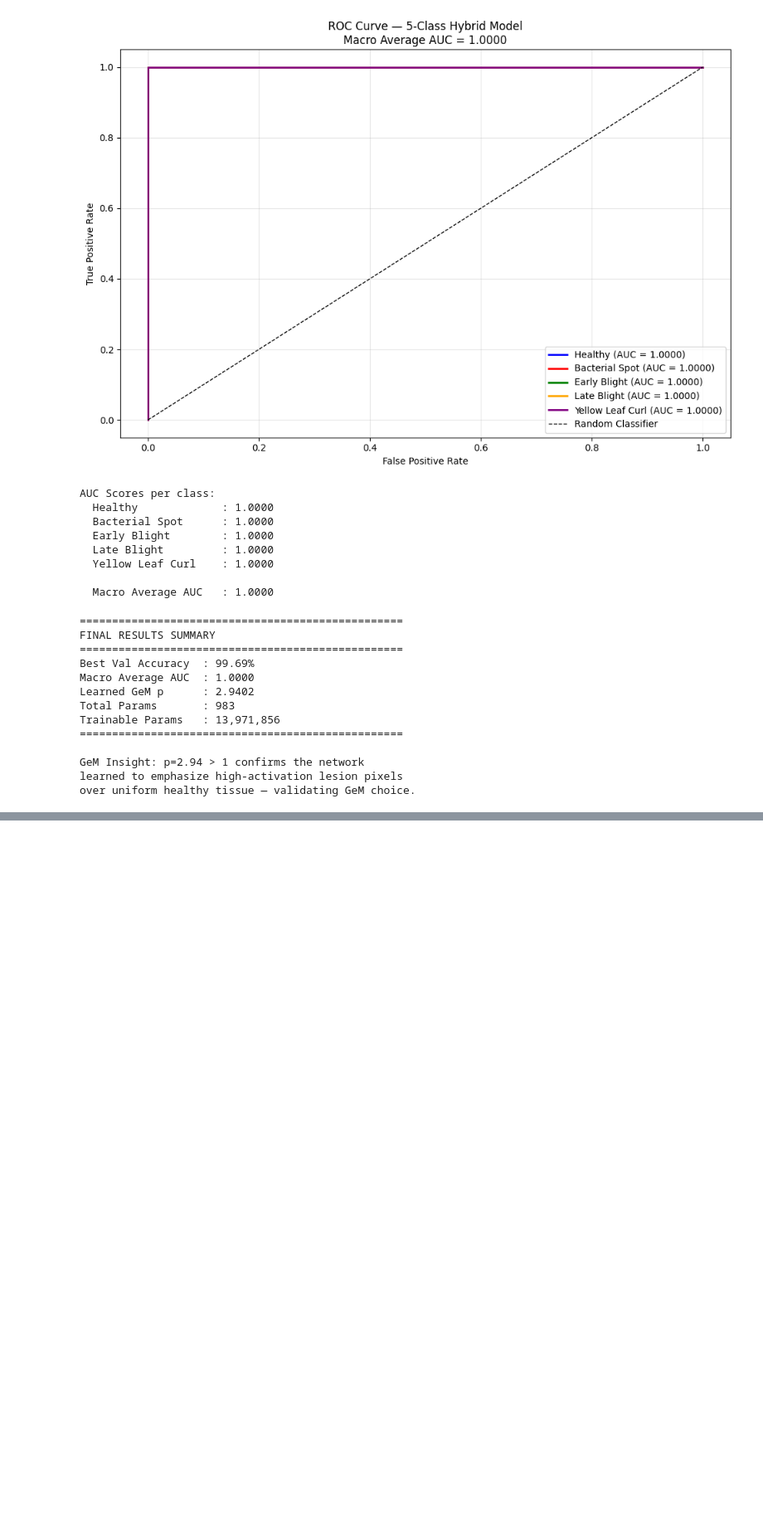
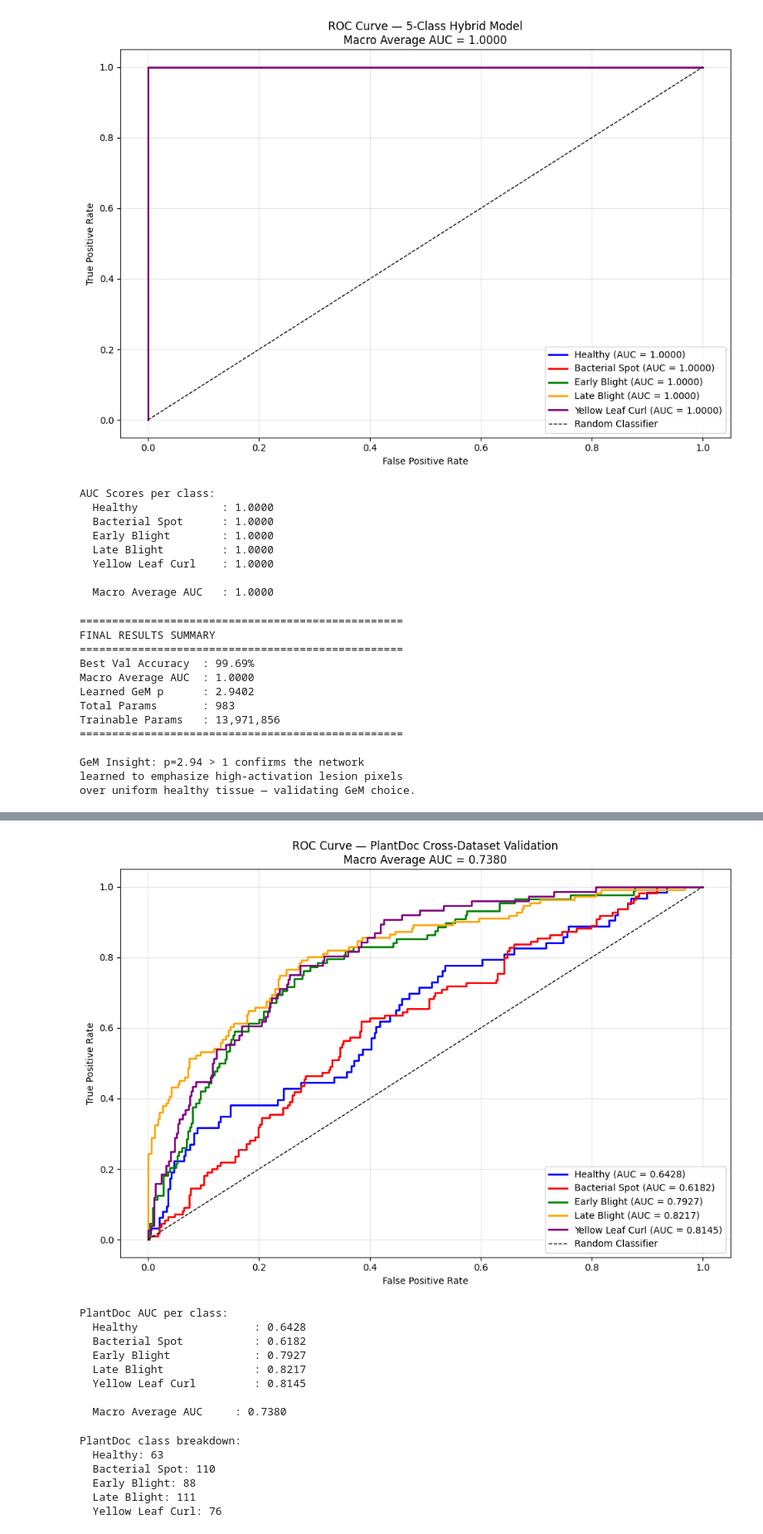
Before and after one commit to SammyBoi242006/CCPS_project, a Jupyter notebook: models/final_model_V2.ipynb, the cells around one changed output, grey strips where cells are left out. Shown at 83% size. Cells and saved outputs as stored; diff of their text form; code cells hidden in the pictures; blank space fills up the shorter version.

```diff
--- a/models/final_model_V2.ipynb
+++ b/models/final_model_V2.ipynb
@@ -707,0 +862,52 @@ over uniform healthy tissue — validating GeM choice.
+# %%
+# Binarize for ROC
+pd_labels_bin = label_binarize(pd_labels_list, classes=list(range(CONFIG['num_classes'])))
+
+plt.figure(figsize=(10, 7))
+colors = ['blue', 'red', 'green', 'orange', 'purple']
+pd_auc_scores = {}
+
+for i, (name, color) in enumerate(zip(short_names, colors)):
+    fpr, tpr, _ = roc_curve(pd_labels_bin[:, i], pd_probs[:, i])
+    auc_val      = auc(fpr, tpr)
+    pd_auc_scores[name] = auc_val
+    plt.plot(fpr, tpr, color=color, lw=2,
+             label=f'{name} (AUC = {auc_val:.4f})')
+
+pd_macro_auc = np.mean(list(pd_auc_scores.values()))
+plt.plot([0,1], [0,1], 'k--', lw=1, label='Random Classifier')
+plt.title(f'ROC Curve — PlantDoc Cross-Dataset Validation\nMacro Average AUC = {pd_macro_auc:.4f}')
+plt.xlabel('False Positive Rate')
+plt.ylabel('True Positive Rate')
+plt.legend(loc='lower right')
+plt.grid(True, alpha=0.3)
+plt.tight_layout()
+plt.savefig(os.path.join(RESULTS, 'plantdoc_roc_curve.png'), dpi=150)
+plt.show()
+
+print("\nPlantDoc AUC per class:")
+for name, score in pd_auc_scores.items():
+    print(f"  {name:25s}: {score:.4f}")
+print(f"\n  Macro Average AUC     : {pd_macro_auc:.4f}")
+# %% [output]
+[figure, added]
+PlantDoc AUC per class:
+  Healthy                  : 0.6428
+  Bacterial Spot           : 0.6182
+  Early Blight             : 0.7927
+  Late Blight              : 0.8217
+  Yellow Leaf Curl         : 0.8145
+
+  Macro Average AUC     : 0.7380
+# %%
+print("PlantDoc class breakdown:")
+for idx, name in enumerate(short_names):
+    count = list(pd_labels_list).count(idx)
+    print(f"  {name}: {count}")
+# %% [output]
+PlantDoc class breakdown:
+  Healthy: 63
+  Bacterial Spot: 110
+  Early Blight: 88
+  Late Blight: 111
+  Yellow Leaf Curl: 76
```
Also changed, not shown: parts of 19 cells of this notebook.
